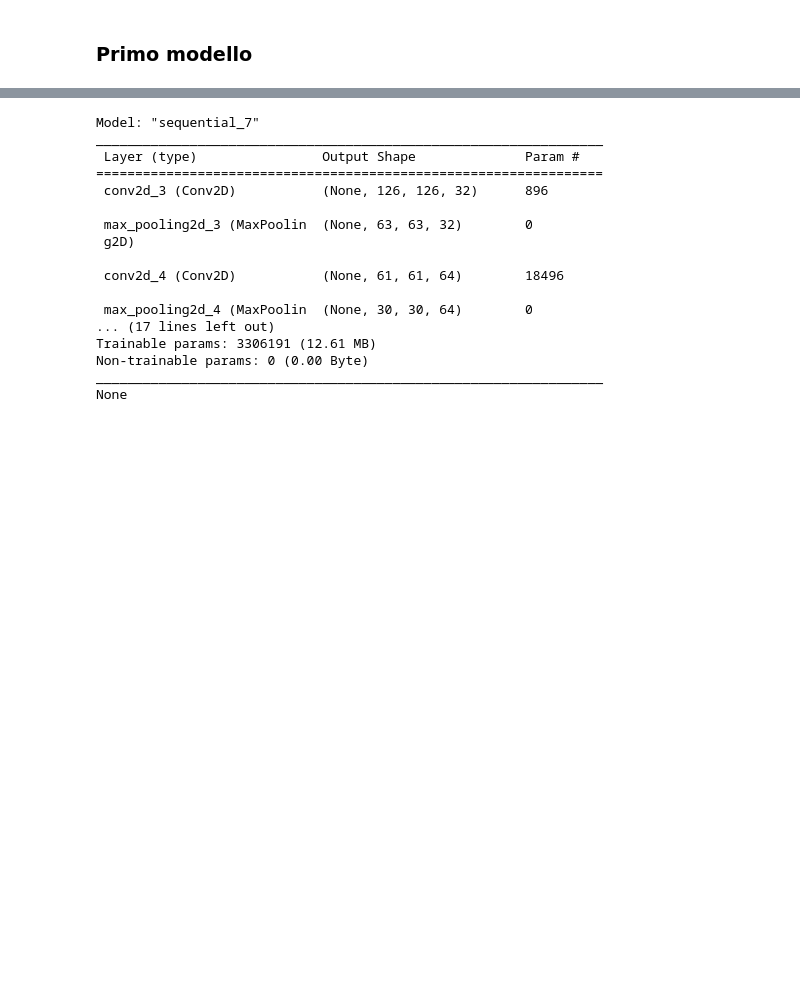
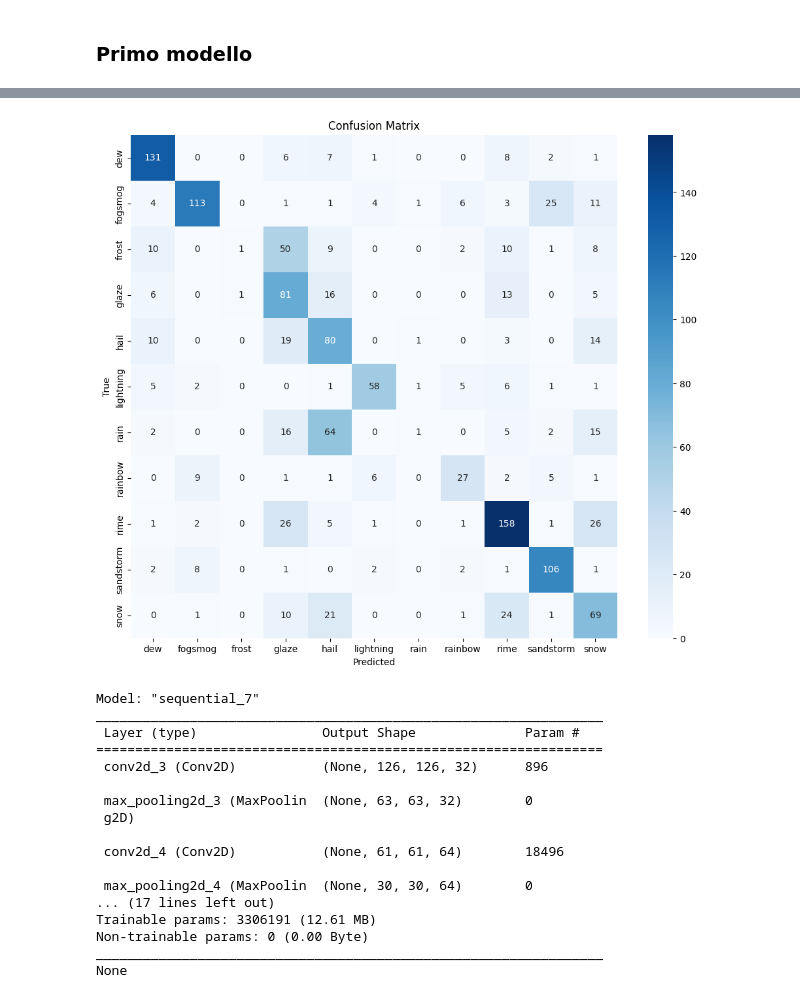
Before and after one commit to Lave1/Deep-learning-exam, a Jupyter notebook: main.ipynb, the cells around one changed output, grey strips where cells are left out. Cells and saved outputs as stored; diff of their text form; code cells hidden in the pictures; blank space fills up the shorter version.

```diff
--- a/main.ipynb
+++ b/main.ipynb
@@ -129,0 +120,17 @@ Epoch 64/64
+# %%
+
+y_pred = model.predict(X_test_features)
+y_pred_classes = np.argmax(y_pred, axis=1)
+y_true_classes = np.argmax(y_test_encoded, axis=1)
+
+
+conf_mat = confusion_matrix(y_true_classes, y_pred_classes)
+
+
+plt.figure(figsize=(12, 10))
+sns.heatmap(conf_mat, annot=True, fmt='d', cmap='Blues', xticklabels=classes, yticklabels=classes)
+plt.xlabel('Predicted')
+plt.ylabel('True')
+plt.title('Confusion Matrix')
+plt.show()
+# %% [output]
@@ -130,3 +138,4 @@ Epoch 64/64
+[figure, added]
 # %%
 print(model.summary())
 # %% [output]
```
Also changed, not shown: parts of 18 cells of this notebook, 1 other file.
